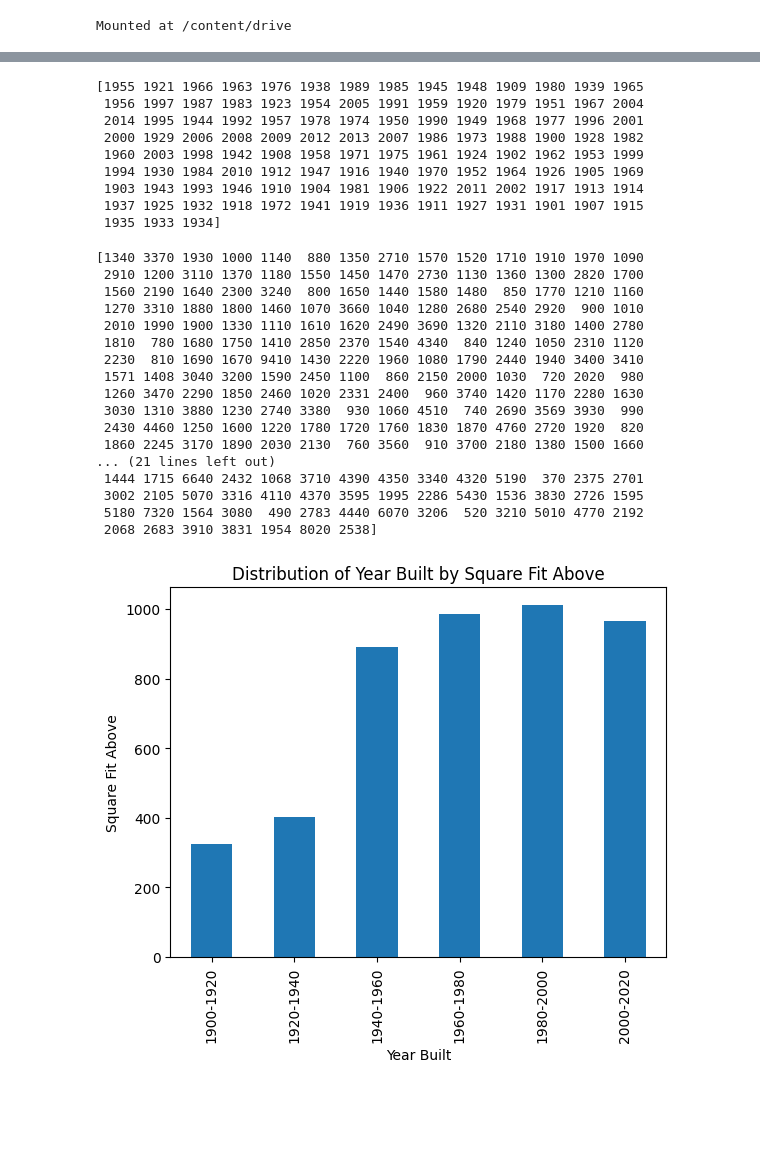
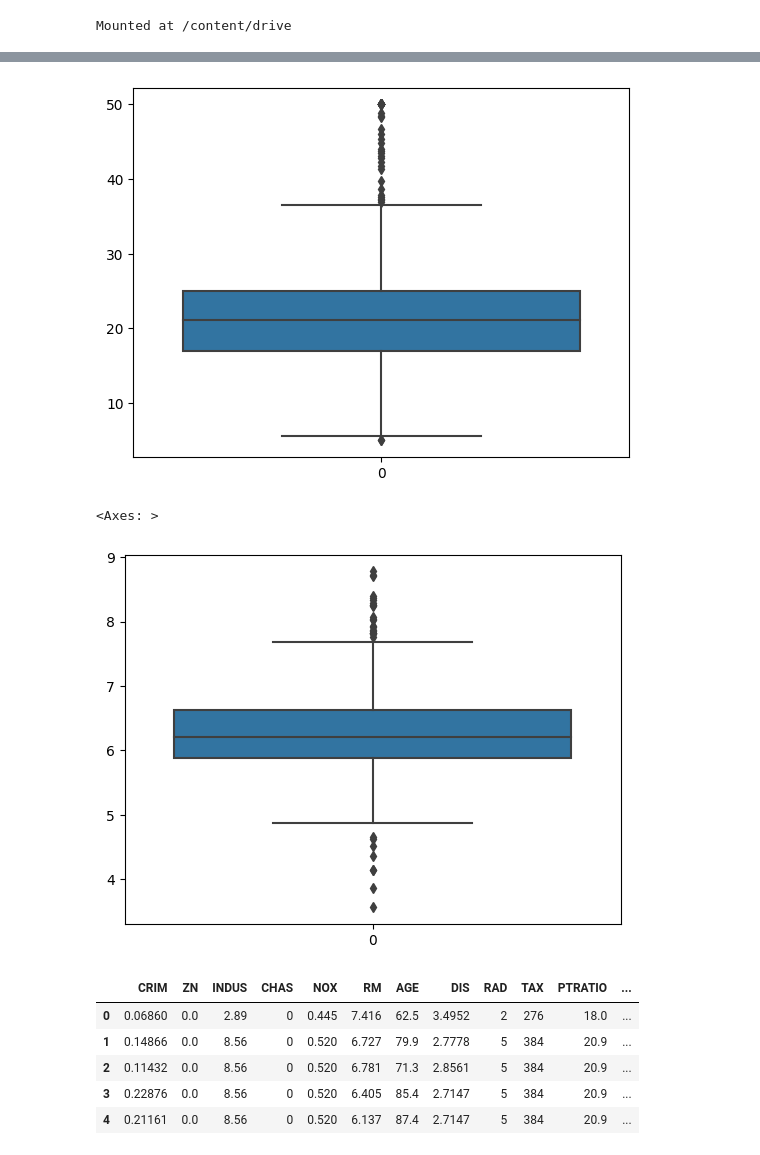
Before and after one commit to SJhawar1010/Advanced-Machine-Learning, a Jupyter notebook: 2348554_AML_Lab1.ipynb, the cells around one changed output, grey strips where cells are left out. Drawn from its saved outputs; the diff is of its cells as text; code cells hidden in the pictures; blank space fills up the shorter version.

```diff
--- a/2348554_AML_Lab1.ipynb
+++ b/2348554_AML_Lab1.ipynb
@@ -96,3 +96,0 @@ data.shape
-# %%
-data.drop(['date'], axis = 1, inplace = True)
-data.head()
@@ -111,4 +96,0 @@ Name: country, dtype: int64
-# %%
-#since all the countries are USA only
-data.drop(['country'], axis = 1, inplace = True)
-data.head()
@@ -122,3 +96,0 @@ data.head()
-# %%
-data.drop(['street', 'city'], axis = 1, inplace = True)
-data.head()
@@ -232,46 +97,18 @@ data[(data.price == 0)].agg([min, max, 'mean', 'median'])
-# %%
-print(data['yr_built'].unique())
-# %% [output]
-[1955 1921 1966 1963 1976 1938 1989 1985 1945 1948 1909 1980 1939 1965
- 1956 1997 1987 1983 1923 1954 2005 1991 1959 1920 1979 1951 1967 2004
- 2014 1995 1944 1992 1957 1978 1974 1950 1990 1949 1968 1977 1996 2001
- 2000 1929 2006 2008 2009 2012 2013 2007 1986 1973 1988 1900 1928 1982
- 1960 2003 1998 1942 1908 1958 1971 1975 1961 1924 1902 1962 1953 1999
- 1994 1930 1984 2010 1912 1947 1916 1940 1970 1952 1964 1926 1905 1969
- 1903 1943 1993 1946 1910 1904 1981 1906 1922 2011 2002 1917 1913 1914
- 1937 1925 1932 1918 1972 1941 1919 1936 1911 1927 1931 1901 1907 1915
- 1935 1933 1934]
-# %%
-print(data['sqft_above'].unique())
-# %% [output]
-[1340 3370 1930 1000 1140  880 1350 2710 1570 1520 1710 1910 1970 1090
- 2910 1200 3110 1370 1180 1550 1450 1470 2730 1130 1360 1300 2820 1700
- 1560 2190 1640 2300 3240  800 1650 1440 1580 1480  850 1770 1210 1160
- 1270 3310 1880 1800 1460 1070 3660 1040 1280 2680 2540 2920  900 1010
- 2010 1990 1900 1330 1110 1610 1620 2490 3690 1320 2110 3180 1400 2780
- 1810  780 1680 1750 1410 2850 2370 1540 4340  840 1240 1050 2310 1120
- 2230  810 1690 1670 9410 1430 2220 1960 1080 1790 2440 1940 3400 3410
- 1571 1408 3040 3200 1590 2450 1100  860 2150 2000 1030  720 2020  980
- 1260 3470 2290 1850 2460 1020 2331 2400  960 3740 1420 1170 2280 1630
- 3030 1310 3880 1230 2740 3380  930 1060 4510  740 2690 3569 3930  990
- 2430 4460 1250 1600 1220 1780 1720 1760 1830 1870 4760 2720 1920  820
- 1860 2245 3170 1890 2030 2130  760 3560  910 3700 2180 1380 1500 1660
-... (21 lines left out)
- 1444 1715 6640 2432 1068 3710 4390 4350 3340 4320 5190  370 2375 2701
- 3002 2105 5070 3316 4110 4370 3595 1995 2286 5430 1536 3830 2726 1595
- 5180 7320 1564 3080  490 2783 4440 6070 3206  520 3210 5010 4770 2192
- 2068 2683 3910 3831 1954 8020 2538]
-# %%
-data['year_built'] = pd.cut(data['yr_built'], bins=[1900, 1920, 1940, 1960, 1980, 2000, 2020], labels=['1900-1920', '1920-1940', '1940-1960', '1960-1980', '1980-2000', '2000-2020'])
-# group the data by age group and calculate the count
-year_built_counts = data.groupby('year_built')['sqft_above'].count()
-# create a bar chart
-year_built_counts.plot(kind='bar')
-# add labels and title
-plt.xlabel('Year Built')
-plt.ylabel('Square Fit Above')
-plt.title('Distribution of Year Built by Square Fit Above')
-# display the chart
-plt.show()
-# %% [output]
-[figure, removed]
+# %%
+sns.boxplot(data['MEDV'])
+plt.show()
+sns.boxplot(data['RM'])
+# %% [output]
+[figure, added]
+<Axes: >
+[figure, added]
+# %%
+data.columns = ['CRIM','ZN','INDUS','CHAS','NOX','RM','AGE','DIS','RAD','TAX','PTRATIO','B', 'LSTAT','MEDV']
+data.head()
+# %% [output]
+|  | CRIM | ZN | INDUS | CHAS | NOX | RM | AGE | DIS | RAD | TAX | PTRATIO | ... |
+| 0 | 0.06860 | 0.0 | 2.89 | 0 | 0.445 | 7.416 | 62.5 | 3.4952 | 2 | 276 | 18.0 | ... |
+| 1 | 0.14866 | 0.0 | 8.56 | 0 | 0.520 | 6.727 | 79.9 | 2.7778 | 5 | 384 | 20.9 | ... |
+| 2 | 0.11432 | 0.0 | 8.56 | 0 | 0.520 | 6.781 | 71.3 | 2.8561 | 5 | 384 | 20.9 | ... |
+| 3 | 0.22876 | 0.0 | 8.56 | 0 | 0.520 | 6.405 | 85.4 | 2.7147 | 5 | 384 | 20.9 | ... |
+| 4 | 0.21161 | 0.0 | 8.56 | 0 | 0.520 | 6.137 | 87.4 | 2.7147 | 5 | 384 | 20.9 | ... |
```
Also changed, not shown: parts of 37 cells of this notebook.
